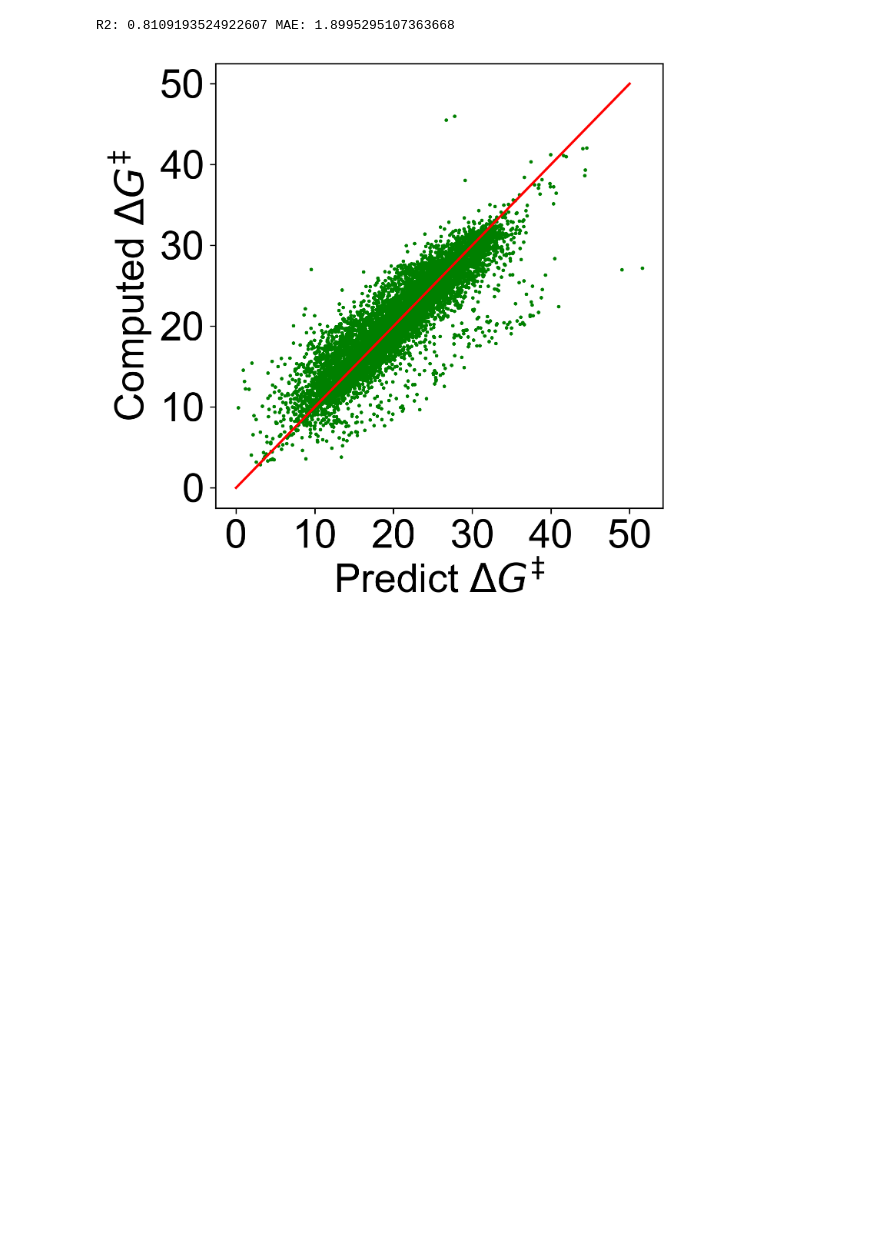
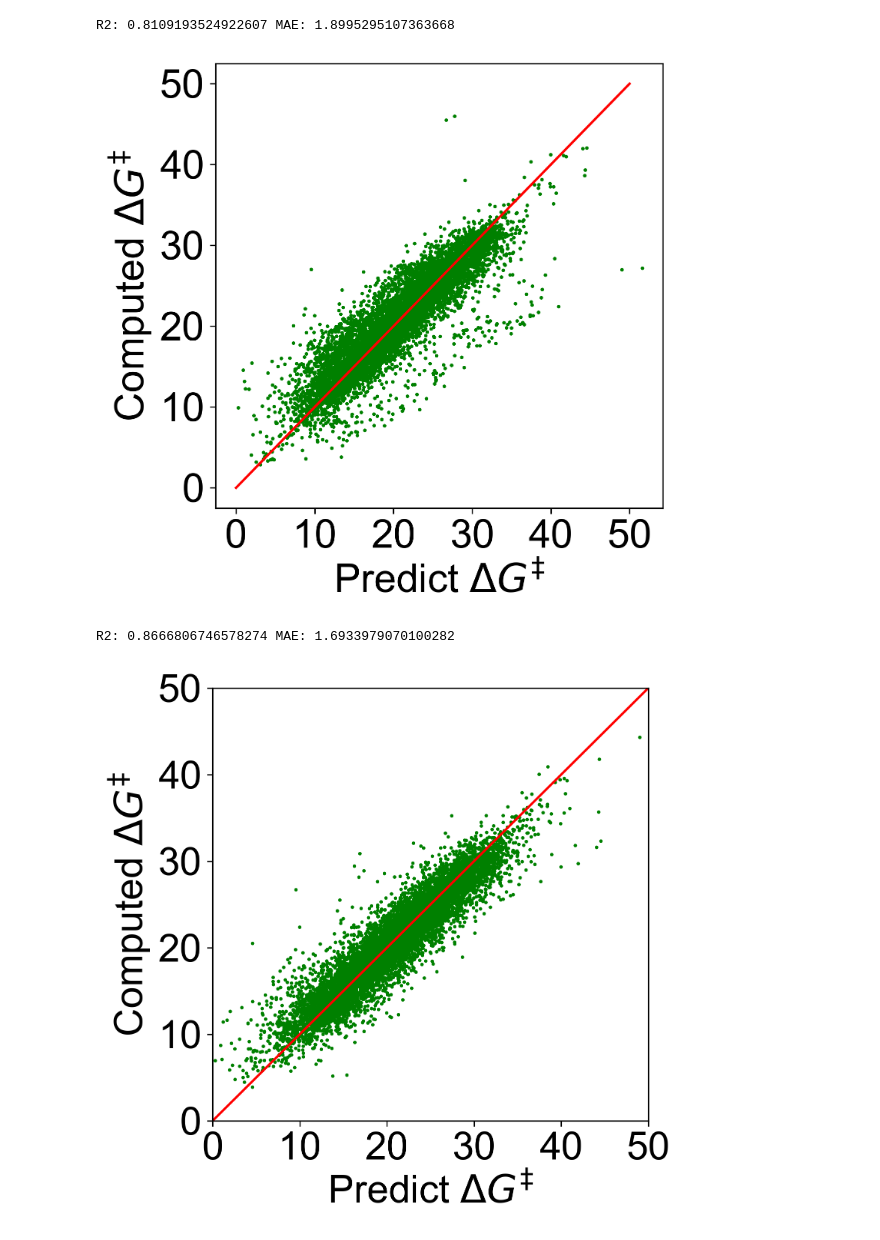
Before and after one commit to jackie-illiilli/BorylXAT-DB, a Jupyter notebook: 6_Modeling.ipynb, the cells around one changed output. Drawn from its saved outputs; the diff is of its cells as text; code cells hidden in the pictures; blank space fills up the shorter version.

```diff
--- a/6_Modeling.ipynb
+++ b/6_Modeling.ipynb
@@ -159,0 +155,17 @@ plt.savefig("Ignored/Feature_Importance.png", dpi=300, bbox_inches='tight')
+# %%
+all_X = np.array(all_Xs)
+y = data_csv['deltaGa(kcal/mol)'].to_numpy()
+kf = KFold(n_splits=5, shuffle=True, random_state=1)
+
+for seed in range(10):
+    all_r2s, all_mae, all_mse = [], [], []
+    kf = KFold(n_splits=5, shuffle=True, random_state=seed)
+    for train_ids, test_ids in list(kf.split(all_X)):
+        model = CatBoostRegressor(iterations=10000, learning_rate=0.01, depth=6, verbose=0, random_state = 0)
+        # model = RandomForestRegressor()
+        model.fit(all_X[train_ids], y[train_ids])
+        y_pred = model.predict(all_X[test_ids])
+        all_r2s.append(r2_score(y[test_ids], y_pred))
+        all_mae.append(mean_absolute_error(y[test_ids], y_pred))
+        all_mse.append(mean_squared_error(y[test_ids], y_pred))
+    print(f"Seed: {seed}, R2: {np.mean(all_r2s):.3f}, MAE: {np.mean(all_mae):.3f}, MSE: {np.mean(all_mse):.3f}")
@@ -189,3 +212,31 @@ plot_scatter_with_metrics(np.array(all_real), np.array(all_pred), min_=0, max_=5
 # %% [output]
 R2: 0.8109193524922607 MAE: 1.8995295107363668
 [figure]
+# %%
+B_Indexs = np.sort(data_csv['B_Index'].unique())
+kf = KFold(n_splits=5, shuffle=True, random_state=0)
+all_r2s, all_maes = [], []
+all_pred = []
+all_real = []
+for i, (train_index, test_index) in enumerate(kf.split(B_Indexs)):
+    train_B_index = B_Indexs[train_index]
+    test_B_index = B_Indexs[test_index]
+    train_df = data_csv.loc[data_csv['B_Index'].isin(train_B_index)].reset_index(drop=True)
+    test_df = data_csv.loc[data_csv['B_Index'].isin(test_B_index)].reset_index(drop=True)
+    train_X = dataframe_to_descriptors(train_df, B_N_des_map, Cl_des_map, duplicate_cl_ids=duplicate_Cl_id)
+    test_X = dataframe_to_descriptors(test_df, B_N_des_map, Cl_des_map, duplicate_cl_ids=duplicate_Cl_id)
+    train_y = train_df['deltaGa(kcal/mol)']
+    test_y = test_df['deltaGa(kcal/mol)']
+
+    model = CatBoostRegressor(iterations=10000, learning_rate=0.01, depth=6, verbose=0, random_state = 0)
+    model.fit(train_X, train_y)
+    y_pred = model.predict(test_X)
+    all_r2s.append(r2_score(test_y, y_pred))
+    all_maes.append(mean_absolute_error(test_y, y_pred))
+    all_pred.extend(y_pred)
+    all_real.extend(test_y.to_numpy())
+print("R2:", np.mean(all_r2s), "MAE:", np.mean(all_maes))
+plot_scatter_with_metrics(np.array(all_real), np.array(all_pred), min_=0, max_=50)
+# %% [output]
+R2: 0.8666806746578274 MAE: 1.6933979070100282
+[figure, added]
```
Also changed, not shown: parts of 13 cells of this notebook, 7 other files.
